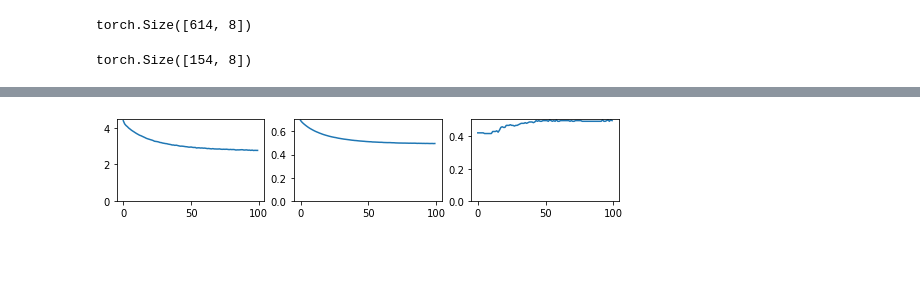
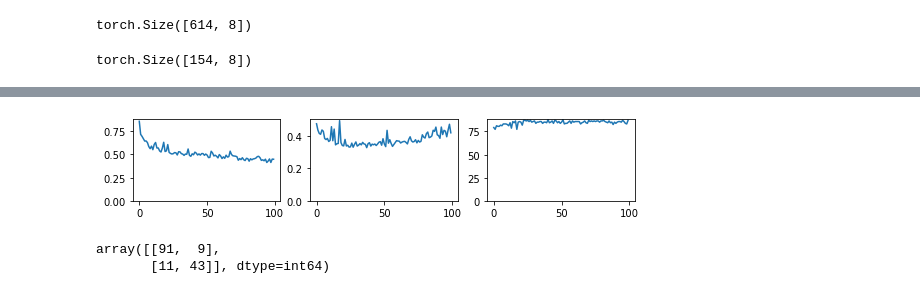
Before and after one commit to KalebRoncatti/Labs, a Jupyter notebook: EFC3/EFC3.ipynb, the cells around one changed output, grey strips where cells are left out. Cells and saved outputs as stored; diff of their text form; code cells hidden in the pictures; blank space fills up the shorter version.

Commit message:
Model

```diff
--- a/EFC3/EFC3.ipynb
+++ b/EFC3/EFC3.ipynb
@@ -131,10 +131,10 @@ torch.Size([154])
 torch.Size([614, 8])
 torch.Size([154, 8])
 # %%
-X_train = X_train.cuda()
-X_test = X_test.cuda()
-y_train = y_train.cuda()
-y_test = y_test.cuda()
+X_train = X_train
+X_test = X_test
+y_train = y_train
+y_test = y_test
 # %%
 # Let's use a mini-batching with SGD to train our model
 from sklearn.metrics import accuracy_score
@@ -153,7 +153,7 @@ def train(model, optmizer, loss_fn, epochs, batch_size, X_train, y_train, X_test
 
         np.random.shuffle(idx)
         running_loss = 0
-        # Number o samples in the next loop
+        # Number of samples in the next loop
         totaln = 0
 
         for bat in range(nbatch):
@@ -168,28 +168,28 @@ def train(model, optmizer, loss_fn, epochs, batch_size, X_train, y_train, X_test
             loss = loss_fn(model_application,labels)
             loss.backward()
             optimizer.step()
-            running_loss = running_loss + loss.item()
+            running_loss+=loss.item()
 
         accuracy = 0
         valid_loss = 0
         with th.no_grad():
-
             features = X_test
             labels = y_test
-            model_application = model(features).cuda()
+            model_application = model(features)
             valid_loss = loss_fn(model_application, labels)
+            y_pred = []
 
-            y_pred = []
             for k in range(len(model_application)):
                 if (model_application[k] >= 0.5):
                     y_pred.append(1)
                 else:
                     y_pred.append(0)
-            accuracy = accuracy_score(y_pred, labels.cpu())
+
+            accuracy = accuracy_score(y_pred, labels)
 
             train_losses.append(running_loss/batch_size)
             valid_losses.append(valid_loss)
-            valid_acc.append((accuracy*100.0)/Nvalid)
+            valid_acc.append(accuracy*100)
             print("Epoch: {}\t".format(epoch),
               "train Loss: {:.5f}.. ".format(train_losses[-1]),
               "valid Loss: {:.5f}.. ".format(valid_losses[-1]),
@@ -208,16 +208,23 @@ def train(model, optmizer, loss_fn, epochs, batch_size, X_train, y_train, X_test
     ax= plt.subplot(1, 3, 3)
     plt.plot(valid_acc)
     ax.set_ylim(bottom=0)
+    return labels, y_pred
 # %%
 epochs=100
 ### The model, the loss and optimizer
 D_in = 8
+D_hidden1 = 40
+D_hidden2 = 6
 D_out= 1
-batch_size = 10
 
-model=nn.Sequential(nn.Linear(D_in,D_out),
-                    nn.Sigmoid()).cuda()
-optimizer=th.optim.Adam(model.parameters(),lr=0.005)
+batch_size = 20
+
+model = nn.Sequential(nn.Linear(D_in,D_hidden1),
+                    nn.ReLU(),
+                    nn.Linear(D_hidden1,D_out),
+                    nn.Sigmoid())
+
+optimizer=th.optim.Adam(model.parameters(),lr=0.05)
 loss_fn=nn.BCELoss()
-train(model,optimizer,loss_fn,epochs,batch_size,X_train,y_train,X_test,y_test)
+labels, y_pred = train(model,optimizer,loss_fn,epochs,batch_size,X_train,y_train,X_test,y_test)
 # %% [output]
@@ -241 +248,8 @@ Epoch: 99        train Loss: 2.76011..  valid Loss: 0.49504..  valid Accuracy: 0
-[figure, old version]
+[figure, new version]
+# %%
+from sklearn import metrics
+confusion_matrix = metrics.confusion_matrix(labels,y_pred)
+display(confusion_matrix)
+# %% [output]
+array([[91,  9],
+       [11, 43]], dtype=int64)
```
Also changed, not shown: parts of 1 cell of this notebook.
